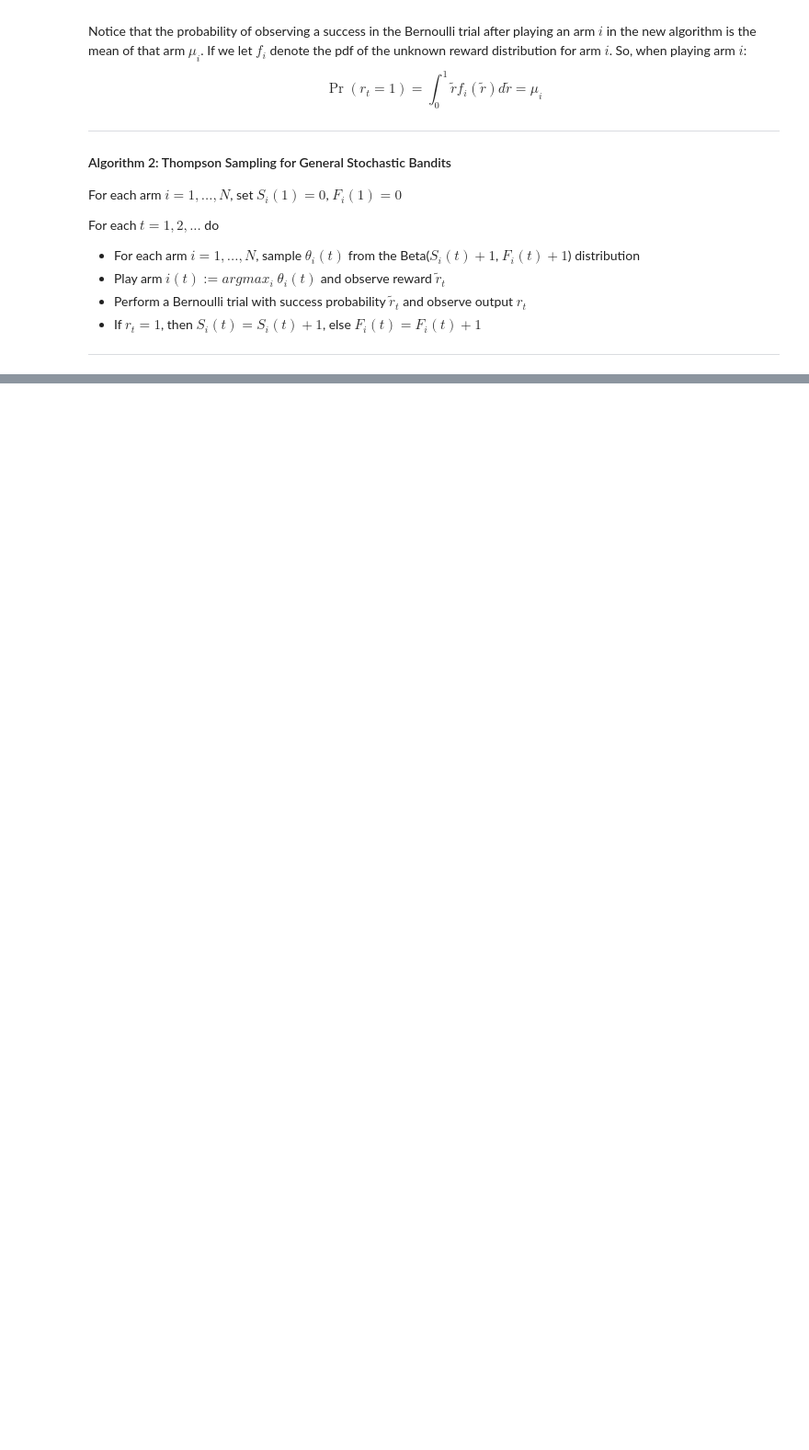
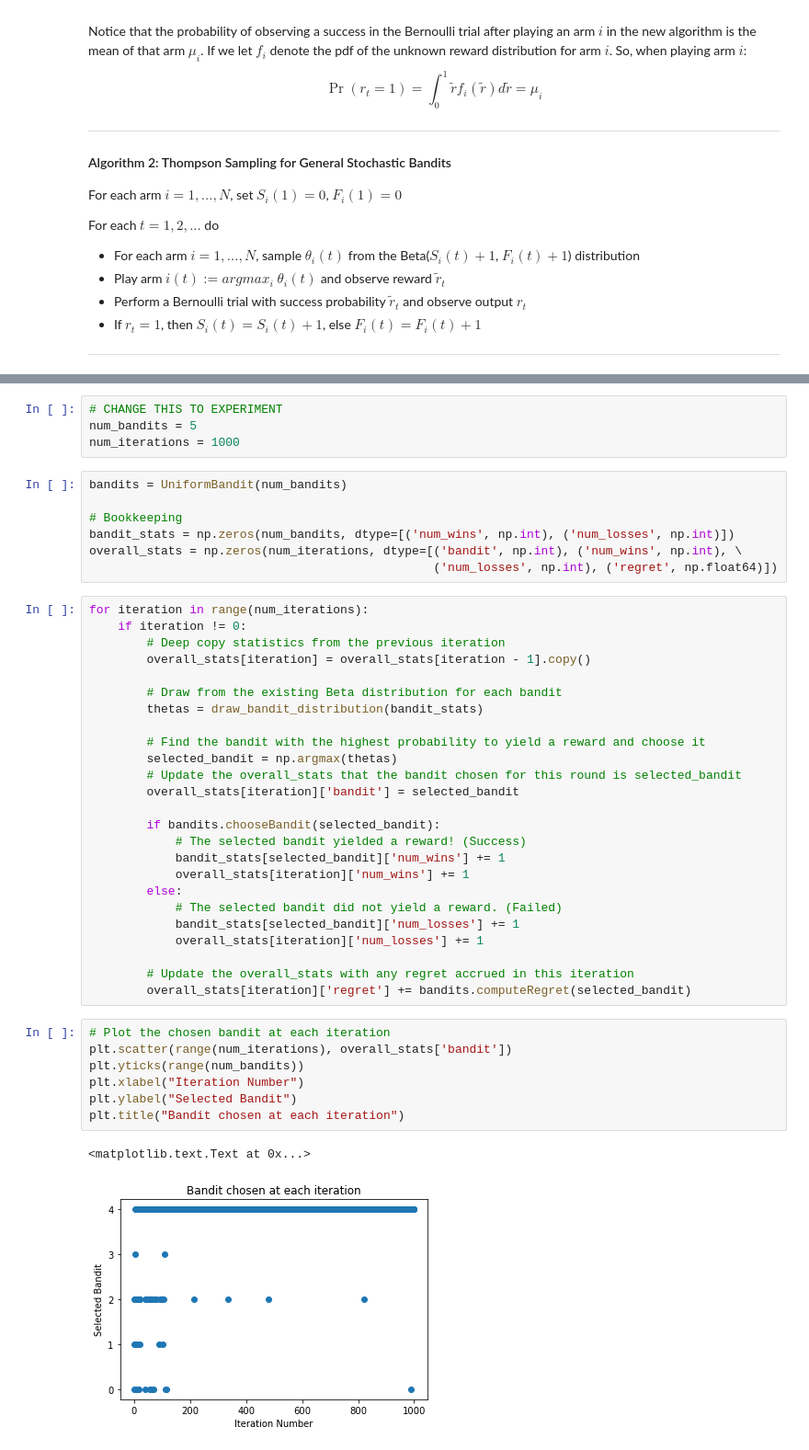
Before and after one commit to julian-chan/BayesianBandit, a Jupyter notebook: Thompson Sampling Demo.ipynb, the cells around one changed output, grey strips where cells are left out. Shown: that part at 92% size. Saved outputs shown, nothing was run; the diff lists cells and outputs as text; blank space fills up the shorter version.

```diff
--- a/Thompson Sampling Demo.ipynb
+++ b/Thompson Sampling Demo.ipynb
@@ -188,0 +216,46 @@ For each  $t=1,2,...$ do
+# %%
+# CHANGE THIS TO EXPERIMENT
+num_bandits = 5
+num_iterations = 1000
+# %%
+bandits = UniformBandit(num_bandits)
+
+# Bookkeeping
+bandit_stats = np.zeros(num_bandits, dtype=[('num_wins', np.int), ('num_losses', np.int)])
+overall_stats = np.zeros(num_iterations, dtype=[('bandit', np.int), ('num_wins', np.int), \
+                                                ('num_losses', np.int), ('regret', np.float64)])
+# %%
+for iteration in range(num_iterations):
+    if iteration != 0:
+        # Deep copy statistics from the previous iteration
+        overall_stats[iteration] = overall_stats[iteration - 1].copy()
+
+        # Draw from the existing Beta distribution for each bandit
+        thetas = draw_bandit_distribution(bandit_stats)
+
+        # Find the bandit with the highest probability to yield a reward and choose it
+        selected_bandit = np.argmax(thetas)
+        # Update the overall_stats that the bandit chosen for this round is selected_bandit
+        overall_stats[iteration]['bandit'] = selected_bandit
+
+        if bandits.chooseBandit(selected_bandit):
+            # The selected bandit yielded a reward! (Success)
+            bandit_stats[selected_bandit]['num_wins'] += 1
+            overall_stats[iteration]['num_wins'] += 1
+        else:
+            # The selected bandit did not yield a reward. (Failed)
+            bandit_stats[selected_bandit]['num_losses'] += 1
+            overall_stats[iteration]['num_losses'] += 1
+
+        # Update the overall_stats with any regret accrued in this iteration
+        overall_stats[iteration]['regret'] += bandits.computeRegret(selected_bandit)
+# %%
+# Plot the chosen bandit at each iteration
+plt.scatter(range(num_iterations), overall_stats['bandit'])
+plt.yticks(range(num_bandits))
+plt.xlabel("Iteration Number")
+plt.ylabel("Selected Bandit")
+plt.title("Bandit chosen at each iteration")
+# %% [output]
+<matplotlib.text.Text at 0x...>
+[figure, added]
```
Also changed, not shown: parts of 6 cells of this notebook.
